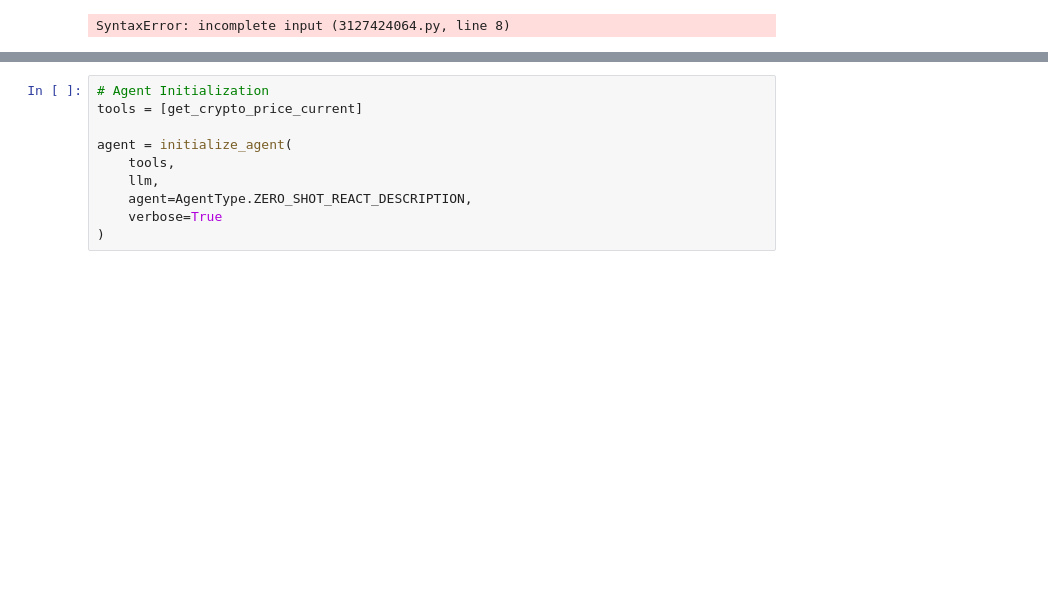
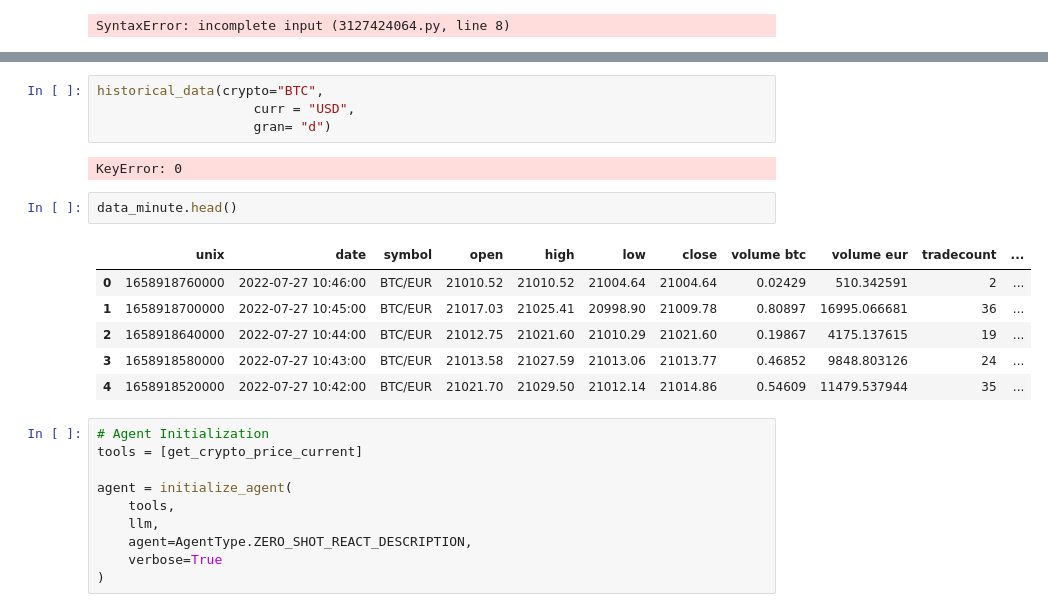
Before and after one commit to weberkry/MOM_Crypto_Bot, a Jupyter notebook: agent/agent testing.ipynb, the cells around one changed output, grey strips where cells are left out. Drawn from its saved outputs; the diff is of its cells as text; blank space fills up the shorter version.

```diff
--- a/agent/agent testing.ipynb
+++ b/agent/agent testing.ipynb
@@ -109,3 +253,18 @@ https://www.cryptodatadownload.com/cdd/Binance_BTCEUR_d.csv
+# %%
+historical_data(crypto="BTC",
+                    curr = "USD",
+                    gran= "d")
+# %% [output]
+KeyError: 0
+# %%
+data_minute.head()
+# %% [output]
+|  | unix | date | symbol | open | high | low | close | volume btc | volume eur | tradecount | ... |
+| 0 | 1658918760000 | 2022-07-27 10:46:00 | BTC/EUR | 21010.52 | 21010.52 | 21004.64 | 21004.64 | 0.02429 | 510.342591 | 2 | ... |
+| 1 | 1658918700000 | 2022-07-27 10:45:00 | BTC/EUR | 21017.03 | 21025.41 | 20998.90 | 21009.78 | 0.80897 | 16995.066681 | 36 | ... |
+| 2 | 1658918640000 | 2022-07-27 10:44:00 | BTC/EUR | 21012.75 | 21021.60 | 21010.29 | 21021.60 | 0.19867 | 4175.137615 | 19 | ... |
+| 3 | 1658918580000 | 2022-07-27 10:43:00 | BTC/EUR | 21013.58 | 21027.59 | 21013.06 | 21013.77 | 0.46852 | 9848.803126 | 24 | ... |
+| 4 | 1658918520000 | 2022-07-27 10:42:00 | BTC/EUR | 21021.70 | 21029.50 | 21012.14 | 21014.86 | 0.54609 | 11479.537944 | 35 | ... |
 # %%
 # Agent Initialization
 tools = [get_crypto_price_current]
```
Also changed, not shown: parts of 11 cells of this notebook, 1 other file.
